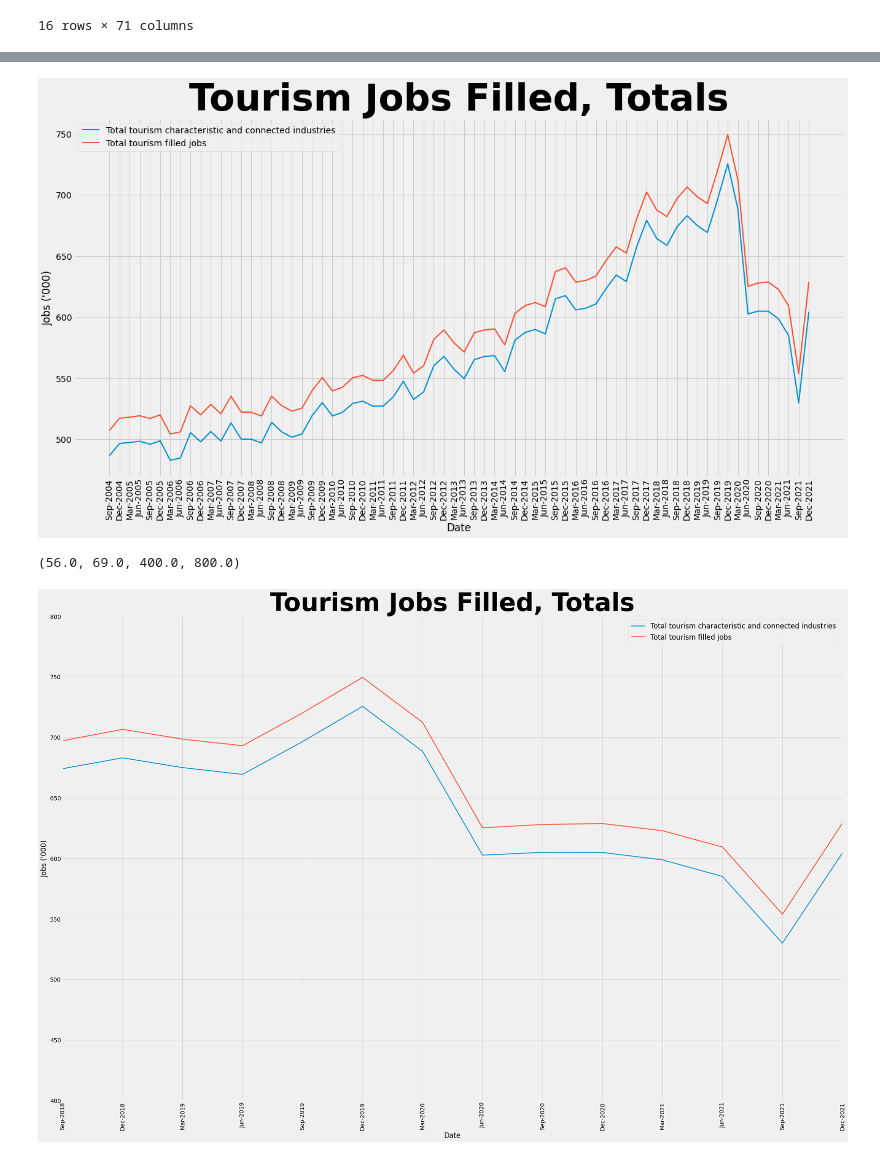
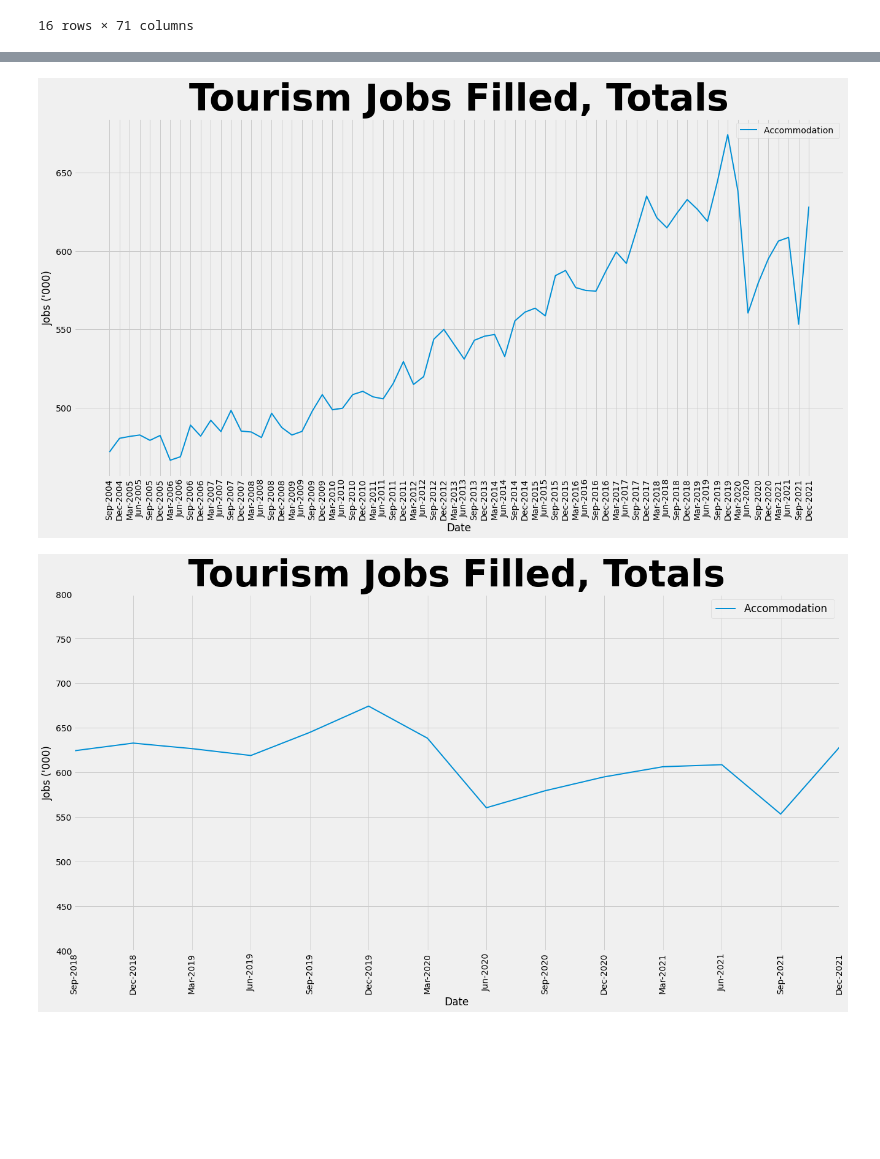
Before and after one commit to JasonDButt/project-1-group-10, a Jupyter notebook: Project-1-Tourism.ipynb, the cells around one changed output, grey strips where cells are left out. Saved outputs shown, nothing was run; the diff lists cells and outputs as text; code cells hidden in the pictures; blank space fills up the shorter version.

```diff
--- a/Project-1-Tourism.ipynb
+++ b/Project-1-Tourism.ipynb
@@ -108,27 +107,26 @@ plt.savefig("Tourism filled jobs, zoomed in.png")
 # We see another drop in jobs filled at June 2021, before they pick up again after September 2021
 # %%
 # This plot will describe difference in employment figures for the totals of tourism jobs Australia-wide
-# Create a dataframe for this plot
+# "Education and Traning" drops to zero in the previous data, leading me to believe an anamoly within the ABS data has occured.
+# Therefore, to create this plot I will first remove Education and Training from the total tourism employment figures
 
-plot_df_2 = labour_df.loc[[12,14]]
+plot_df_2 = labour_df.loc[[11,14]]
+plot_df_2 = plot_df_2.drop(plot_df_2.columns[0],1)
 plot_df_2
-plot_df_2.reset_index(drop=True,inplace=True)
+
+for column in plot_df_2:
+    plot_df_2.loc[11,column] = (plot_df_2.loc[14,column]) - (plot_df_2.loc[11,column])
 plot_df_2
 
 # Define the figure
 plt.figure(figsize=(20,10))
 plt.style.use('fivethirtyeight')
 
-# Create a for loop to add the two pieces of data to the same plot
-labels=[]
-for index,row in plot_df_2.iterrows():
-    x_axis = plot_df_2.columns.values.tolist()
-    x_axis.pop(0)
-    y_axis = plot_df_2.loc[index,:].values.tolist()
-    y_axis.pop(0)
-    labels.append(plot_df_2.iloc[index,0])
-    plt.plot(x_axis,y_axis, linewidth=2, markersize=2)
-    plt.xticks(ticks=x_axis,rotation=90)
+# Create plot
+x_axis = plot_df_2.columns.values.tolist()
+y_axis = plot_df_2.loc[11,:].values.tolist()
+plt.plot(x_axis,y_axis, linewidth=2, markersize=2)
+plt.xticks(ticks=x_axis,rotation=90)
 
 
 # Customise the plot
@@ -142,40 +140,33 @@ plt.legend(labels)
 plt.show
 plt.savefig("Tourism filled jobs, totals.png")
 # %% [output]
-[figure, old version]
+[figure, new version]
 # %%
 # Here we see total tourism filled jobs.
 # We can see that the tourism industry was reaching it's highest peak of employees yet in 2019 *create mean plot
 # %%
 # Create the same plot, but zoomed in on the last few years of data
 
-plt.figure(figsize=(30,20))
+plt.figure(figsize=(20,10))
 plt.style.use('fivethirtyeight')
 
-labels=[]
-for index,row in plot_df_2.iterrows():
-    x_axis = plot_df_2.columns.values.tolist()
-    x_axis.pop(0)
-
-    y_axis = plot_df_2.loc[index,:].values.tolist()
-    y_axis.pop(0)
-    labels.append(plot_df_2.iloc[index,0])
-    plt.plot(x_axis,y_axis, linewidth=2, markersize=2)
-    plt.xticks(ticks=x_axis,rotation=90)
+x_axis = plot_df_2.columns.values.tolist()
+y_axis = plot_df_2.loc[11,:].values.tolist()
+plt.plot(x_axis,y_axis, linewidth=2, markersize=2)
+plt.xticks(ticks=x_axis,rotation=90)
 
 
 font = {'family' : 'sans-serif',
         'weight' : 'bold',
         'size'   : 60}
 plt.title("Tourism Jobs Filled, Totals",fontdict=font)
 plt.xlabel("Date")
 plt.ylabel("Jobs ('000)")
 plt.legend(labels,fontsize="large")
 
 plt.show
 plt.axis(["Sep-2018","Dec-2021",400,800])
 
 plt.savefig("Tourism filled jobs totals zoomed in.png")
 # %% [output]
-(56.0, 69.0, 400.0, 800.0)
-[figure, old version]
+[figure, new version]
```
Also changed, not shown: parts of 11 cells of this notebook, 8 other files.
